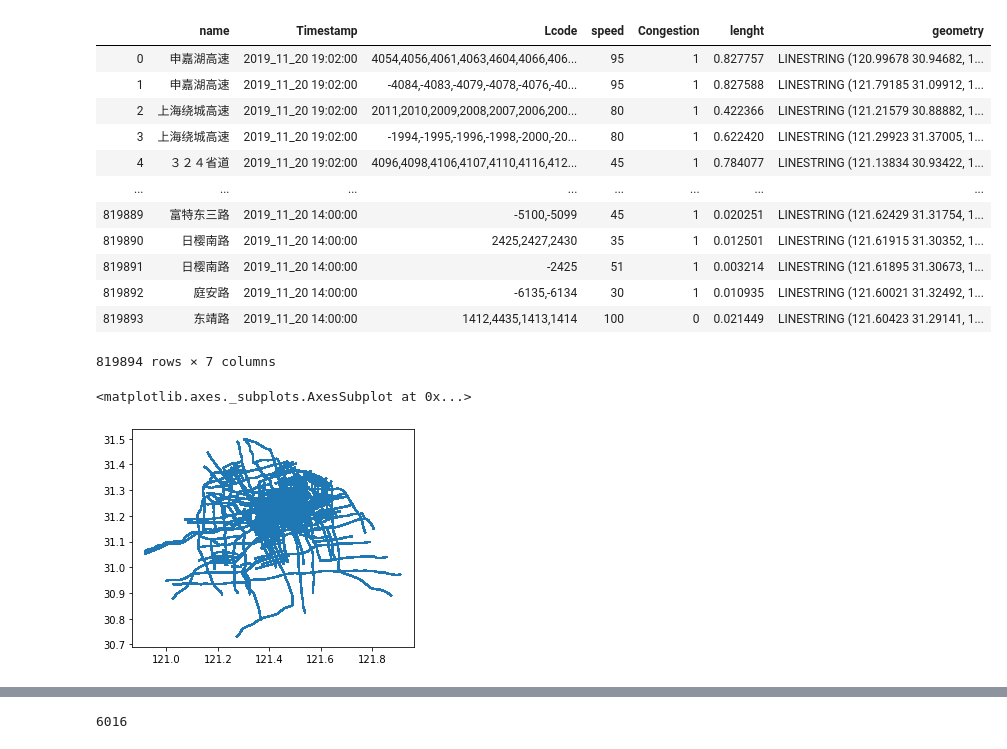
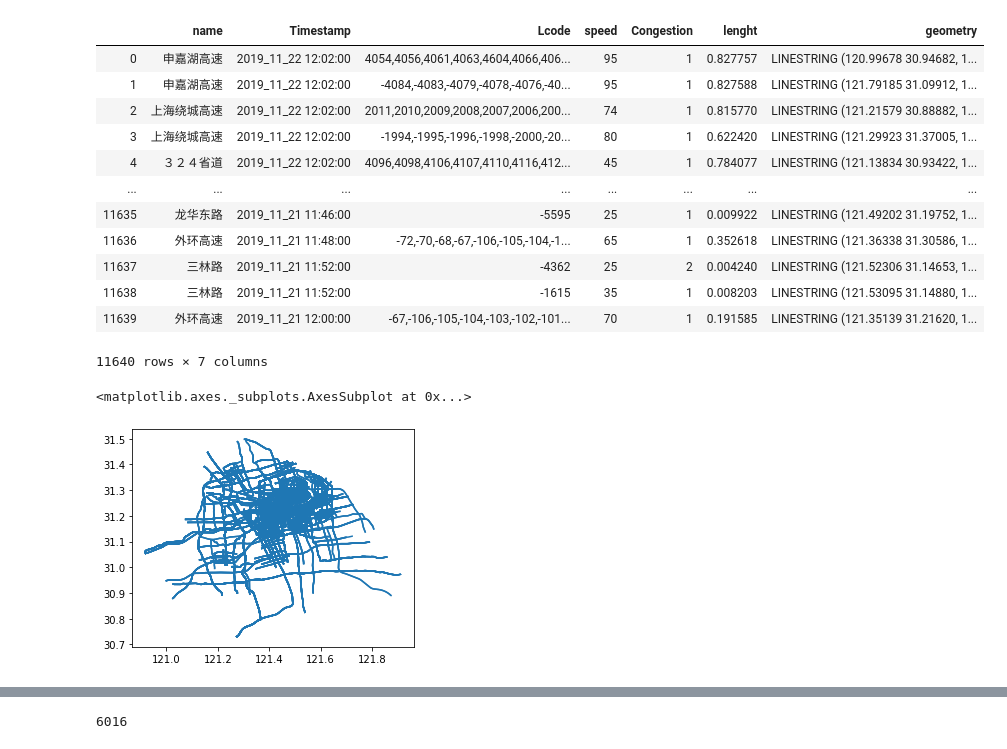
Before and after one commit to jackyanghc/Traffic_Congestion_Pattern, a Jupyter notebook: Get_Road_Code.ipynb, the cells around one changed output, grey strips where cells are left out. Saved outputs shown, nothing was run; the diff lists cells and outputs as text; code cells hidden in the pictures.

```diff
--- a/Get_Road_Code.ipynb
+++ b/Get_Road_Code.ipynb
@@ -19,16 +19,16 @@ import time
 import os
 # %%
 import os
-filePath = '/Users/jackyanghc/Desktop/Jupyter'
+filePath = '/Users/jackyanghc/Desktop/Jupyter/'
 filename = []
 for i,j,k in os.walk(filePath):
     for m in j:
         if m[0] == 'S':
             filename.append(m)
 
-ShangHai = geopandas.read_file(filename[0],encoding='utf-8')
-for i in range(1,len(filename)):444444
-    tmp = geopandas.read_file(filename[i],encoding='utf-8')
+ShangHai = geopandas.read_file(filePath+filename[0],encoding='utf-8')
+for i in range(1,len(filename)):
+    tmp = geopandas.read_file(filePath+filename[i],encoding='utf-8')
     ShangHai = pd.concat([ShangHai,tmp])
 
 print(ShangHai)
@@ -53,28 +53,29 @@ print(ShangHai)
 # %%
 ShangHai = ShangHai.drop_duplicates(
+    subset = ['Lcode'],
     keep='first',
     inplace=False)
 ShangHai = ShangHai.reset_index(drop=True)
 ShangHai
 # %% [output]
 |  | name | Timestamp | Lcode | speed | Congestion | lenght | geometry |
-| 0 | 申嘉湖高速 | 2019_11_20 19:02:00 | 4054,4056,4061,4063,4604,4066,406... | 95 | 1 | 0.827757 | LINESTRING (120.99678 30.94682, 1... |
-| 1 | 申嘉湖高速 | 2019_11_20 19:02:00 | -4084,-4083,-4079,-4078,-4076,-40... | 95 | 1 | 0.827588 | LINESTRING (121.79185 31.09912, 1... |
-| 2 | 上海绕城高速 | 2019_11_20 19:02:00 | 2011,2010,2009,2008,2007,2006,200... | 80 | 1 | 0.422366 | LINESTRING (121.21579 30.88882, 1... |
-| 3 | 上海绕城高速 | 2019_11_20 19:02:00 | -1994,-1995,-1996,-1998,-2000,-20... | 80 | 1 | 0.622420 | LINESTRING (121.29923 31.37005, 1... |
-| 4 | ３２４省道 | 2019_11_20 19:02:00 | 4096,4098,4106,4107,4110,4116,412... | 45 | 1 | 0.784077 | LINESTRING (121.13834 30.93422, 1... |
+| 0 | 申嘉湖高速 | 2019_11_22 12:02:00 | 4054,4056,4061,4063,4604,4066,406... | 95 | 1 | 0.827757 | LINESTRING (120.99678 30.94682, 1... |
+| 1 | 申嘉湖高速 | 2019_11_22 12:02:00 | -4084,-4083,-4079,-4078,-4076,-40... | 95 | 1 | 0.827588 | LINESTRING (121.79185 31.09912, 1... |
+| 2 | 上海绕城高速 | 2019_11_22 12:02:00 | 2011,2010,2009,2008,2007,2006,200... | 74 | 1 | 0.815770 | LINESTRING (121.21579 30.88882, 1... |
+| 3 | 上海绕城高速 | 2019_11_22 12:02:00 | -1994,-1995,-1996,-1998,-2000,-20... | 80 | 1 | 0.622420 | LINESTRING (121.29923 31.37005, 1... |
+| 4 | ３２４省道 | 2019_11_22 12:02:00 | 4096,4098,4106,4107,4110,4116,412... | 45 | 1 | 0.784077 | LINESTRING (121.13834 30.93422, 1... |
 | ... | ... | ... | ... | ... | ... | ... | ... |
-| 819889 | 富特东三路 | 2019_11_20 14:00:00 | -5100,-5099 | 45 | 1 | 0.020251 | LINESTRING (121.62429 31.31754, 1... |
-| 819890 | 日樱南路 | 2019_11_20 14:00:00 | 2425,2427,2430 | 35 | 1 | 0.012501 | LINESTRING (121.61915 31.30352, 1... |
-| 819891 | 日樱南路 | 2019_11_20 14:00:00 | -2425 | 51 | 1 | 0.003214 | LINESTRING (121.61895 31.30673, 1... |
-| 819892 | 庭安路 | 2019_11_20 14:00:00 | -6135,-6134 | 30 | 1 | 0.010935 | LINESTRING (121.60021 31.32492, 1... |
-| 819893 | 东靖路 | 2019_11_20 14:00:00 | 1412,4435,1413,1414 | 100 | 0 | 0.021449 | LINESTRING (121.60423 31.29141, 1... |
+| 11635 | 龙华东路 | 2019_11_21 11:46:00 | -5595 | 25 | 1 | 0.009922 | LINESTRING (121.49202 31.19752, 1... |
+| 11636 | 外环高速 | 2019_11_21 11:48:00 | -72,-70,-68,-67,-106,-105,-104,-1... | 65 | 1 | 0.352618 | LINESTRING (121.36338 31.30586, 1... |
+| 11637 | 三林路 | 2019_11_21 11:52:00 | -4362 | 25 | 2 | 0.004240 | LINESTRING (121.52306 31.14653, 1... |
+| 11638 | 三林路 | 2019_11_21 11:52:00 | -1615 | 35 | 1 | 0.008203 | LINESTRING (121.53095 31.14880, 1... |
+| 11639 | 外环高速 | 2019_11_21 12:00:00 | -67,-106,-105,-104,-103,-102,-101... | 70 | 1 | 0.191585 | LINESTRING (121.35139 31.21620, 1... |
-819894 rows × 7 columns
+11640 rows × 7 columns
 # %%
 ShangHai.plot()
 # %% [output]
 <matplotlib.axes._subplots.AxesSubplot at 0x...>
-[figure, old version]
+[figure, new version]
 # %%
 Roads = geopandas.GeoDataFrame()
 all_Roads = ShangHai[['name','Lcode','lenght',"geometry"]]
```
Also changed, not shown: parts of 18 cells of this notebook, 8 other files.
